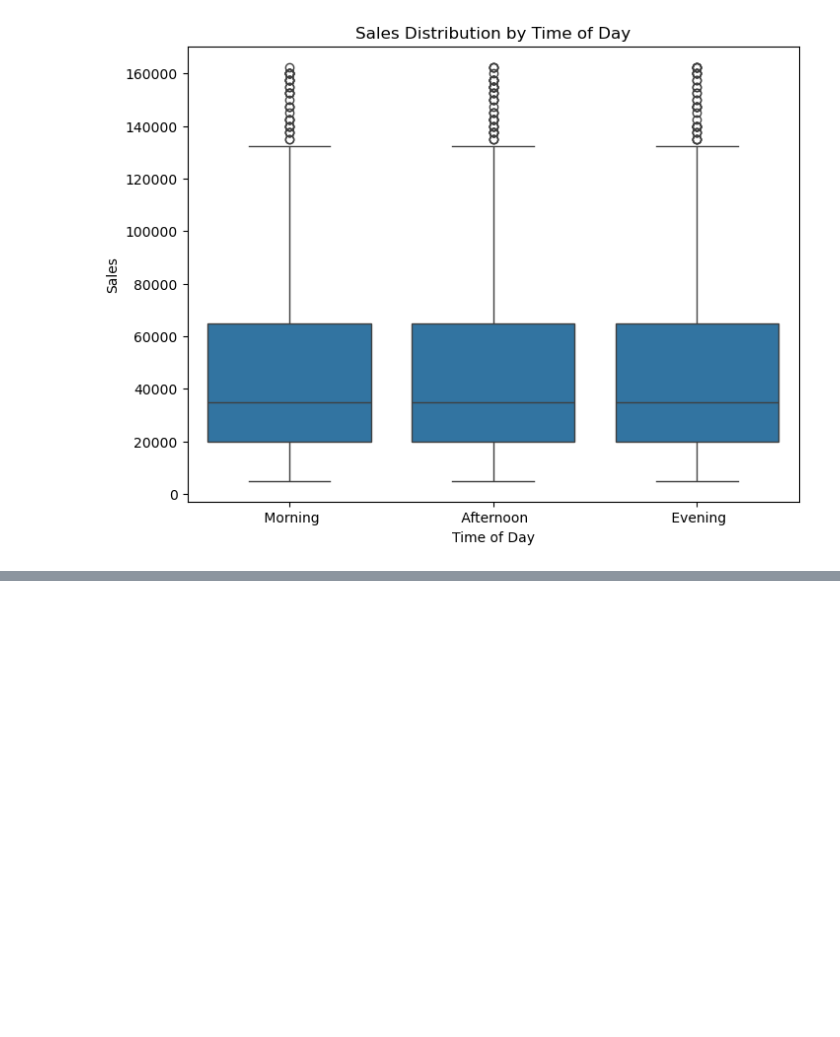
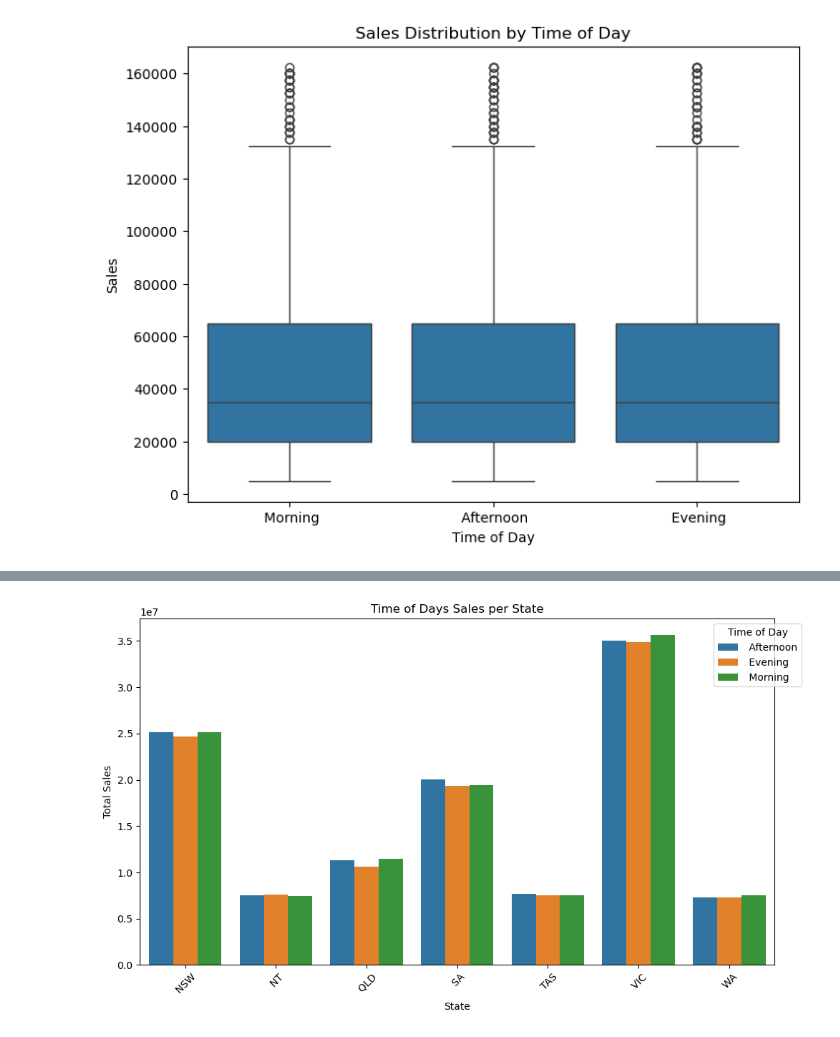
Before and after one commit to aliehs111/AAL_sales, a Jupyter notebook: AAL.ipynb, the cells around one changed output, grey strips where cells are left out. Drawn from its saved outputs; the diff is of its cells as text; code cells hidden in the pictures; blank space fills up the shorter version.

```diff
--- a/AAL.ipynb
+++ b/AAL.ipynb
@@ -298,0 +354,15 @@ print(os.environ['PATH'])
+# %%
+time_state_sales = df.groupby(['State', 'Time'])['Sales'].sum().reset_index()
+
+# create bar chart
+plt.figure(figsize=(10,6))
+sns.barplot(x='State', y='Sales', hue='Time', data=time_state_sales)
+plt.title('Time of Days Sales per State')
+plt.xlabel('State')
+plt.ylabel('Total Sales')
+plt.xticks(rotation=45)
+plt.legend(title='Time of Day', bbox_to_anchor=(1.05, 1))
+plt.tight_layout()
+plt.show()
+# %% [output]
+[figure, added]
```
Also changed, not shown: parts of 13 cells of this notebook.
